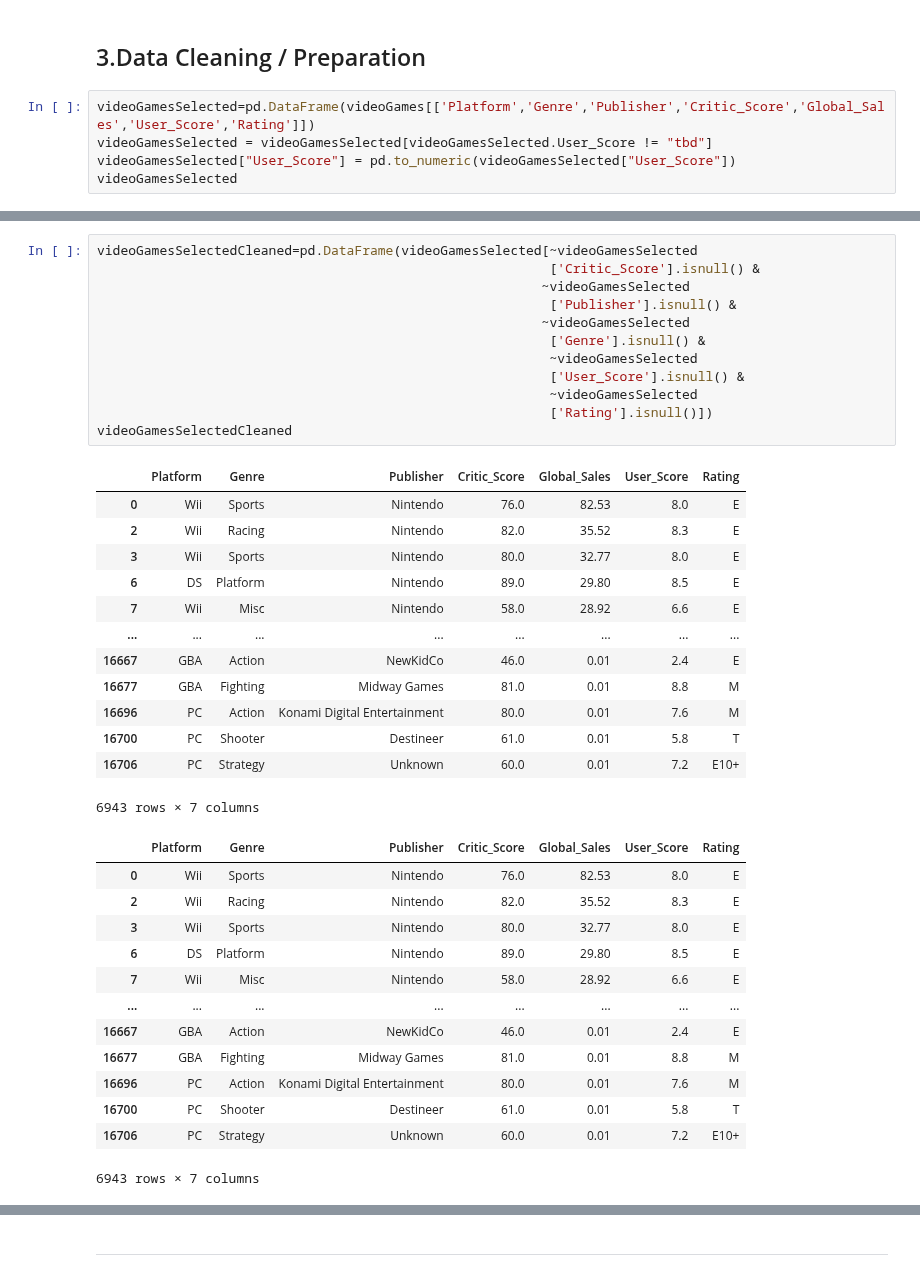
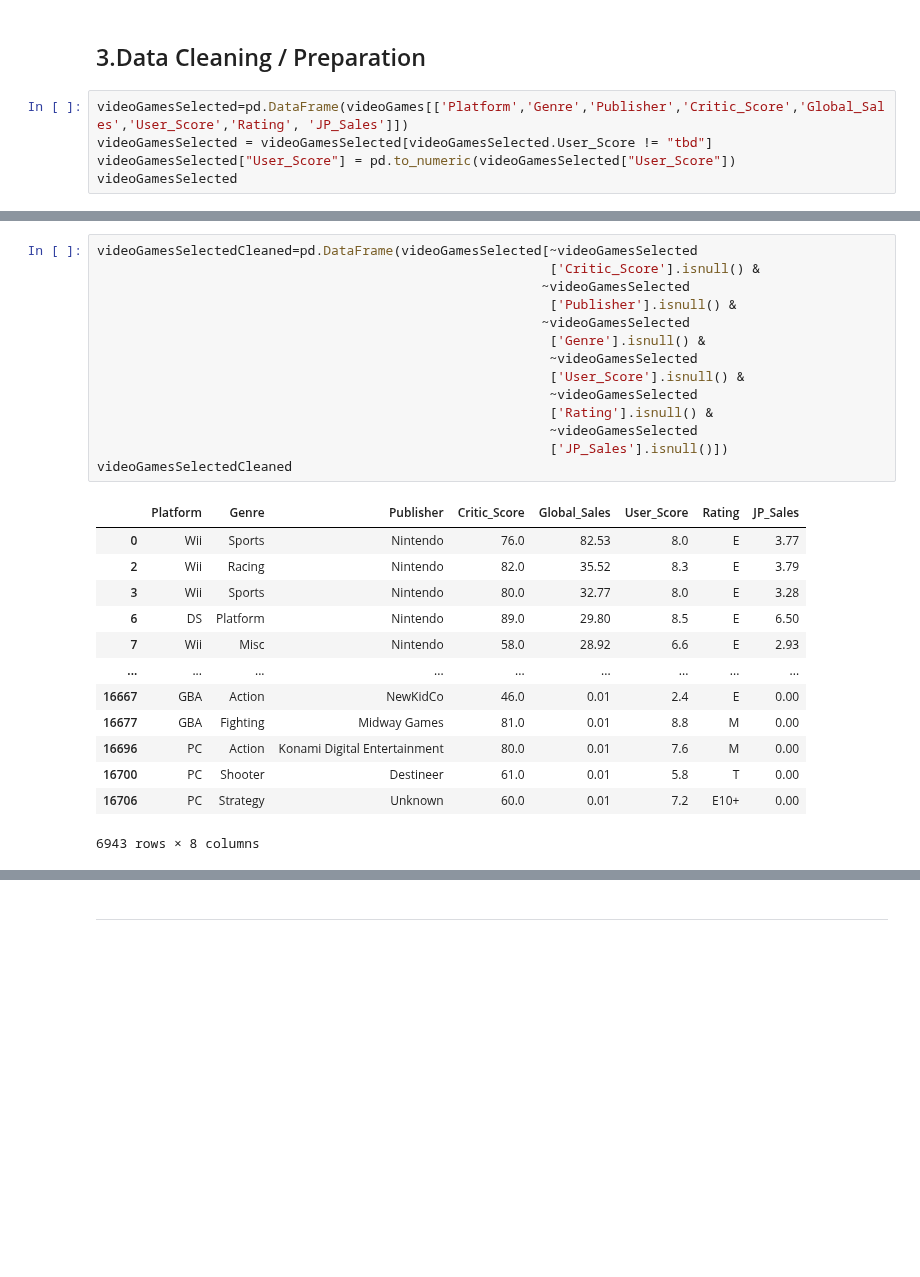
Before and after one commit to jin-qingyang/sc1015_mini_project, a Jupyter notebook: project_version2.ipynb, the cells around one changed output, grey strips where cells are left out. Saved outputs shown, nothing was run; the diff lists cells and outputs as text; blank space fills up the shorter version.

```diff
--- a/project_version2.ipynb
+++ b/project_version2.ipynb
@@ -56,7 +50,7 @@ memory usage: 2.0+ MB
 # %% [markdown]
 ## 3.Data Cleaning / Preparation
 # %%
-videoGamesSelected=pd.DataFrame(videoGames[['Platform','Genre','Publisher','Critic_Score','Global_Sales','User_Score','Rating']])
+videoGamesSelected=pd.DataFrame(videoGames[['Platform','Genre','Publisher','Critic_Score','Global_Sales','User_Score','Rating', 'JP_Sales']])
 videoGamesSelected = videoGamesSelected[videoGamesSelected.User_Score != "tbd"]
 videoGamesSelected["User_Score"] = pd.to_numeric(videoGamesSelected["User_Score"])
 videoGamesSelected
@@ -108,42 +83,31 @@ Rating 6719
 # %%
 videoGamesSelectedCleaned=pd.DataFrame(videoGamesSelected[~videoGamesSelected
                                                           ['Critic_Score'].isnull() &
                                                          ~videoGamesSelected
                                                           ['Publisher'].isnull() &
                                                          ~videoGamesSelected
                                                           ['Genre'].isnull() &
                                                           ~videoGamesSelected
                                                           ['User_Score'].isnull() &
                                                           ~videoGamesSelected
-                                                          ['Rating'].isnull()])
+                                                          ['Rating'].isnull() &
+                                                          ~videoGamesSelected
+                                                          ['JP_Sales'].isnull()])
 videoGamesSelectedCleaned
 # %% [output]
-|  | Platform | Genre | Publisher | Critic_Score | Global_Sales | User_Score | Rating |
-| 0 | Wii | Sports | Nintendo | 76.0 | 82.53 | 8.0 | E |
-| 2 | Wii | Racing | Nintendo | 82.0 | 35.52 | 8.3 | E |
-| 3 | Wii | Sports | Nintendo | 80.0 | 32.77 | 8.0 | E |
-| 6 | DS | Platform | Nintendo | 89.0 | 29.80 | 8.5 | E |
-| 7 | Wii | Misc | Nintendo | 58.0 | 28.92 | 6.6 | E |
-| ... | ... | ... | ... | ... | ... | ... | ... |
-| 16667 | GBA | Action | NewKidCo | 46.0 | 0.01 | 2.4 | E |
-| 16677 | GBA | Fighting | Midway Games | 81.0 | 0.01 | 8.8 | M |
-| 16696 | PC | Action | Konami Digital Entertainment | 80.0 | 0.01 | 7.6 | M |
-| 16700 | PC | Shooter | Destineer | 61.0 | 0.01 | 5.8 | T |
-| 16706 | PC | Strategy | Unknown | 60.0 | 0.01 | 7.2 | E10+ |
+|  | Platform | Genre | Publisher | Critic_Score | Global_Sales | User_Score | Rating | JP_Sales |
+| 0 | Wii | Sports | Nintendo | 76.0 | 82.53 | 8.0 | E | 3.77 |
+| 2 | Wii | Racing | Nintendo | 82.0 | 35.52 | 8.3 | E | 3.79 |
+| 3 | Wii | Sports | Nintendo | 80.0 | 32.77 | 8.0 | E | 3.28 |
+| 6 | DS | Platform | Nintendo | 89.0 | 29.80 | 8.5 | E | 6.50 |
+| 7 | Wii | Misc | Nintendo | 58.0 | 28.92 | 6.6 | E | 2.93 |
+| ... | ... | ... | ... | ... | ... | ... | ... | ... |
+| 16667 | GBA | Action | NewKidCo | 46.0 | 0.01 | 2.4 | E | 0.00 |
+| 16677 | GBA | Fighting | Midway Games | 81.0 | 0.01 | 8.8 | M | 0.00 |
+| 16696 | PC | Action | Konami Digital Entertainment | 80.0 | 0.01 | 7.6 | M | 0.00 |
+| 16700 | PC | Shooter | Destineer | 61.0 | 0.01 | 5.8 | T | 0.00 |
+| 16706 | PC | Strategy | Unknown | 60.0 | 0.01 | 7.2 | E10+ | 0.00 |
-6943 rows × 7 columns
+6943 rows × 8 columns
-|  | Platform | Genre | Publisher | Critic_Score | Global_Sales | User_Score | Rating |
-| 0 | Wii | Sports | Nintendo | 76.0 | 82.53 | 8.0 | E |
-| 2 | Wii | Racing | Nintendo | 82.0 | 35.52 | 8.3 | E |
-| 3 | Wii | Sports | Nintendo | 80.0 | 32.77 | 8.0 | E |
-| 6 | DS | Platform | Nintendo | 89.0 | 29.80 | 8.5 | E |
-| 7 | Wii | Misc | Nintendo | 58.0 | 28.92 | 6.6 | E |
-| ... | ... | ... | ... | ... | ... | ... | ... |
-| 16667 | GBA | Action | NewKidCo | 46.0 | 0.01 | 2.4 | E |
-| 16677 | GBA | Fighting | Midway Games | 81.0 | 0.01 | 8.8 | M |
-| 16696 | PC | Action | Konami Digital Entertainment | 80.0 | 0.01 | 7.6 | M |
-| 16700 | PC | Shooter | Destineer | 61.0 | 0.01 | 5.8 | T |
-| 16706 | PC | Strategy | Unknown | 60.0 | 0.01 | 7.2 | E10+ |
-6943 rows × 7 columns
 # %%
 for i in videoGamesSelectedCleaned:
     print(i, videoGamesSelectedCleaned[i].isnull().sum())
```
Also changed, not shown: parts of 40 cells of this notebook.
